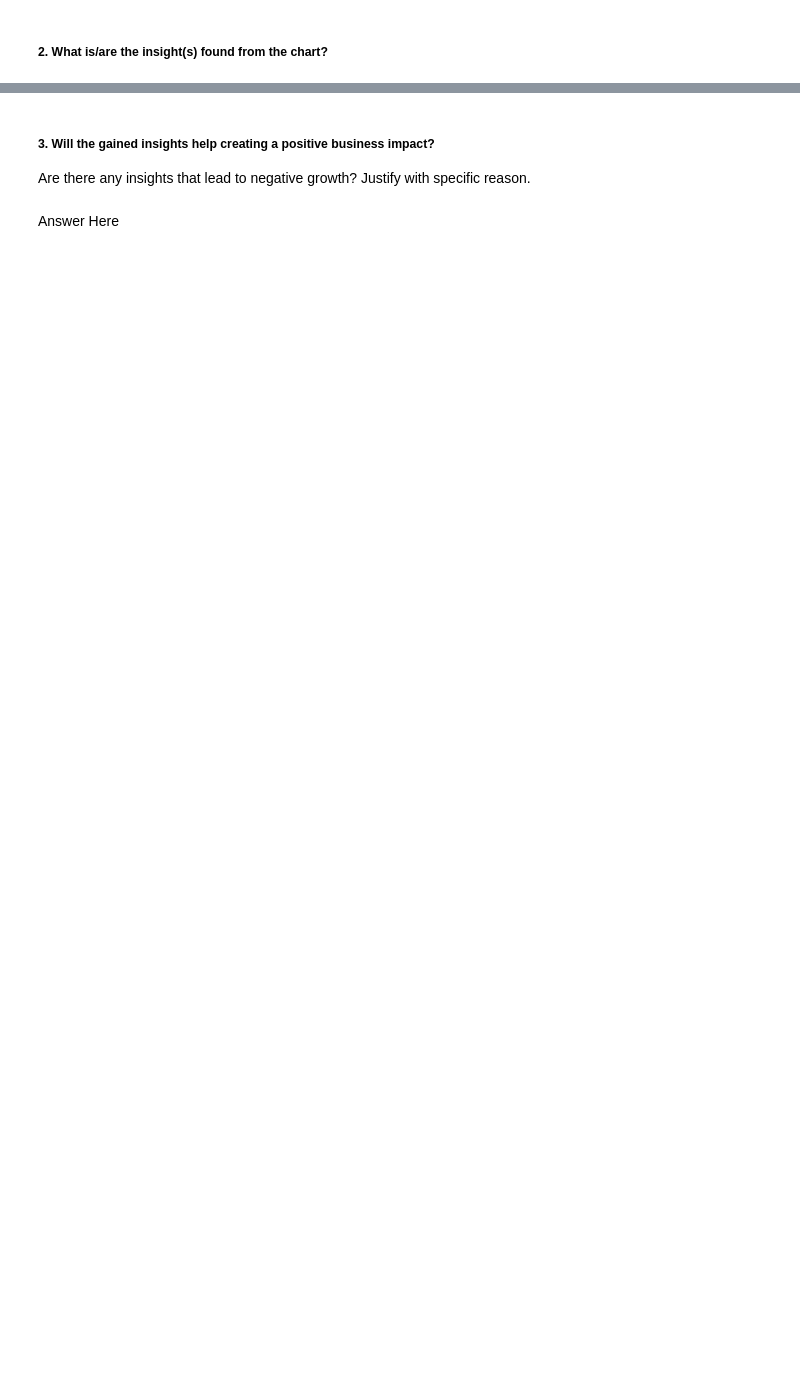
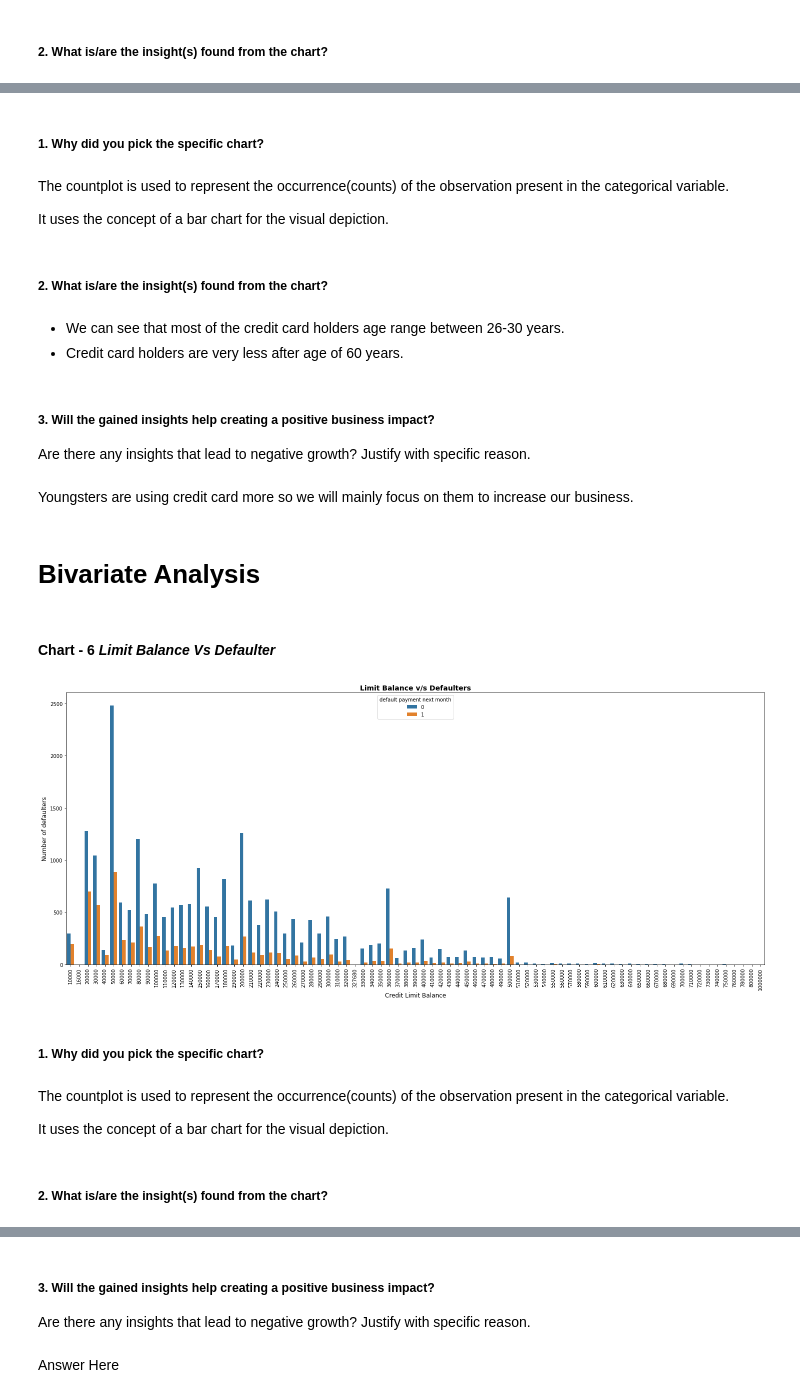
Before and after one commit to Kaushaljha488/Credit-Card-Default-Prediction, a Jupyter notebook: Kaushal_Credit_Card_Default_Prediction_.ipynb, the cells around one changed output, grey strips where cells are left out. Drawn from its saved outputs; the diff is of its cells as text; code cells hidden in the pictures; blank space fills up the shorter version.

```diff
--- a/Kaushal_Credit_Card_Default_Prediction_.ipynb
+++ b/Kaushal_Credit_Card_Default_Prediction_.ipynb
@@ -505,0 +531,39 @@ Answer Here
+# %% [markdown]
+##### 1. Why did you pick the specific chart?
+# %% [markdown]
+The countplot is used to represent the occurrence(counts) of the observation present in the categorical variable.
+
+It uses the concept of a bar chart for the visual depiction.
+# %% [markdown]
+##### 2. What is/are the insight(s) found from the chart?
+# %% [markdown]
+*   We can see that most of the credit card holders age range between 26-30 years.
+*   Credit card holders are very less after age of 60 years.
+# %% [markdown]
+##### 3. Will the gained insights help creating a positive business impact?
+Are there any insights that lead to negative growth? Justify with specific reason.
+# %% [markdown]
+Youngsters are using credit card more so we will mainly focus on them to increase our business.
+# %% [markdown]
+# **Bivariate Analysis**
+# %% [markdown]
+#### Chart - 6 ***Limit Balance Vs Defaulter***
+# %%
+# Chart - 6 visualization code
+plt.figure(figsize = (25,10))
+sns.countplot(x = 'LIMIT_BAL',hue = 'default payment next month',data = df1)
+plt.xticks(rotation = 90)
+plt.title('Limit Balance v/s Defaulters', fontsize = 14, fontweight = 'bold')
+plt.xlabel('Credit Limit Balance',fontsize = 12)
+plt.ylabel('Number of defaulters',fontsize = 12)
+plt.show()
+# %% [output]
+[figure, added]
+# %% [markdown]
+##### 1. Why did you pick the specific chart?
+# %% [markdown]
+The countplot is used to represent the occurrence(counts) of the observation present in the categorical variable.
+
+It uses the concept of a bar chart for the visual depiction.
+# %% [markdown]
+##### 2. What is/are the insight(s) found from the chart?
```
Also changed, not shown: parts of 52 cells of this notebook.
